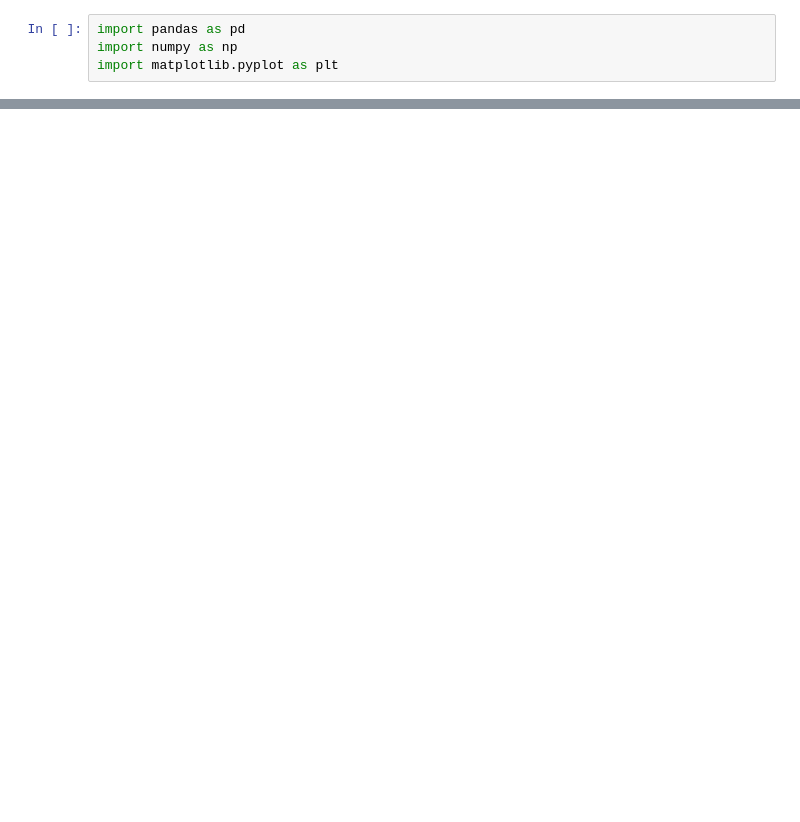
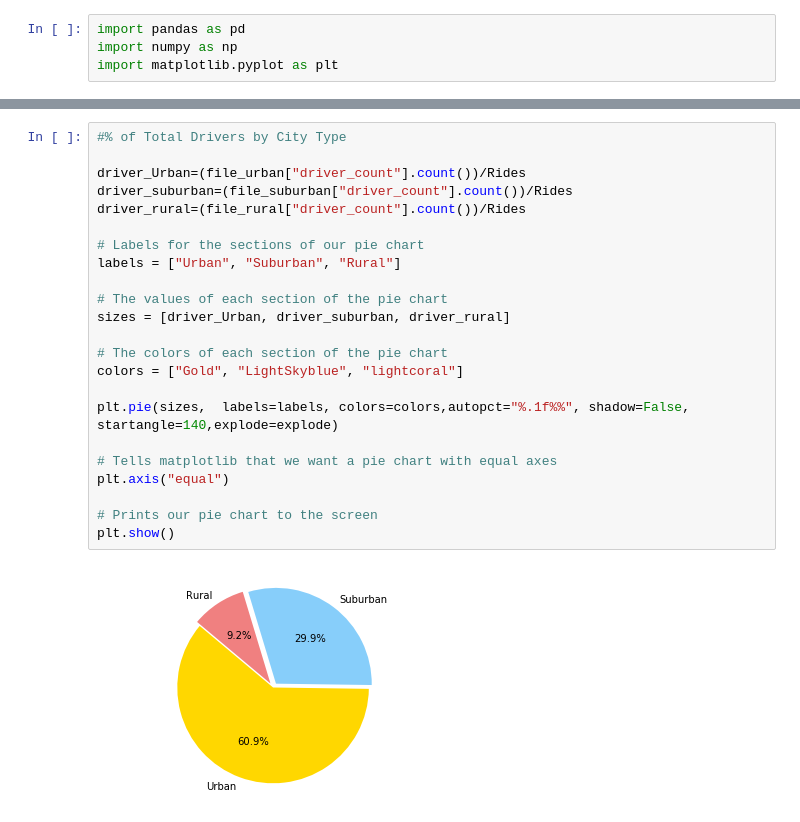
Before and after one commit to sumanakar/python-challenge, a Jupyter notebook: Pyber/Pyber.ipynb, the cells around one changed output, grey strips where cells are left out. Cells and saved outputs as stored; diff of their text form; blank space fills up the shorter version.

```diff
--- a/Pyber/Pyber.ipynb
+++ b/Pyber/Pyber.ipynb
@@ -29,0 +116,25 @@ TypeError: You have to supply one of 'by' and 'level'
+# %%
+#% of Total Drivers by City Type
+
+driver_Urban=(file_urban["driver_count"].count())/Rides
+driver_suburban=(file_suburban["driver_count"].count())/Rides
+driver_rural=(file_rural["driver_count"].count())/Rides
+
+# Labels for the sections of our pie chart
+labels = ["Urban", "Suburban", "Rural"]
+
+# The values of each section of the pie chart
+sizes = [driver_Urban, driver_suburban, driver_rural]
+
+# The colors of each section of the pie chart
+colors = ["Gold", "LightSkyblue", "lightcoral"]
+
+plt.pie(sizes,  labels=labels, colors=colors,autopct="%.1f%%", shadow=False, startangle=140,explode=explode)
+
+# Tells matplotlib that we want a pie chart with equal axes
+plt.axis("equal")
+
+# Prints our pie chart to the screen
+plt.show()
+# %% [output]
+[figure, added]
```
Also changed, not shown: parts of 10 cells of this notebook, 10 other files.
